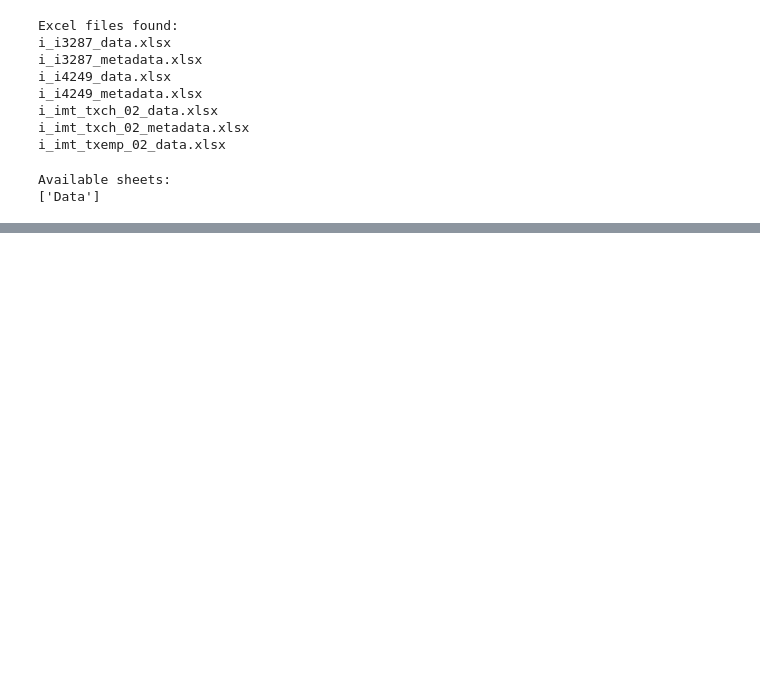
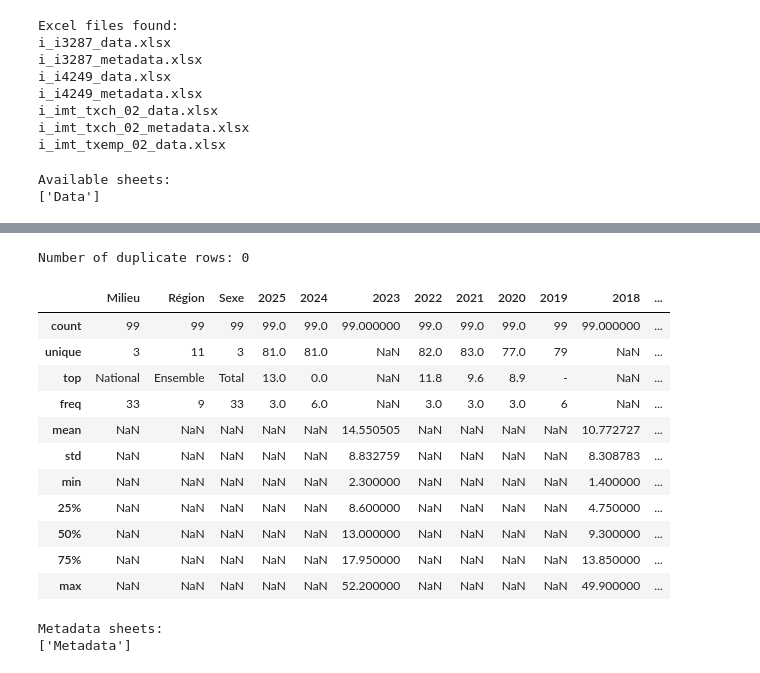
Before and after one commit to Oussamak05/morocco-labour-market-intelligence, a Jupyter notebook: notebooks/01_data_understanding.ipynb, the cells around one changed output, grey strips where cells are left out. Saved outputs shown, nothing was run; the diff lists cells and outputs as text; code cells hidden in the pictures; blank space fills up the shorter version.

Commit message:
data understanding update

```diff
--- a/notebooks/01_data_understanding.ipynb
+++ b/notebooks/01_data_understanding.ipynb
@@ -63,0 +87,16 @@ Columns:
+# %%
+df = pd.read_excel(
+    DATA_FILE,
+    sheet_name="Data",
+    header=1
+)
+
+# Remove unnecessary spaces from column names
+df.columns = df.columns.astype(str).str.strip()
+
+print("Dataset shape:", df.shape)
+
+print("\nColumn names:")
+print(df.columns.tolist())
+
+display(df.head(10))
@@ -63,0 +157,29 @@ Columns:
+# %%
+print("Number of duplicate rows:", df.duplicated().sum())
+# %% [output]
+Number of duplicate rows: 0
+# %%
+display(df.describe(include="all"))
+# %% [output]
+|  | Milieu | Région | Sexe | 2025 | 2024 | 2023 | 2022 | 2021 | 2020 | 2019 | 2018 | ... |
+| count | 99 | 99 | 99 | 99.0 | 99.0 | 99.000000 | 99.0 | 99.0 | 99.0 | 99 | 99.000000 | ... |
+| unique | 3 | 11 | 3 | 81.0 | 81.0 | NaN | 82.0 | 83.0 | 77.0 | 79 | NaN | ... |
+| top | National | Ensemble | Total | 13.0 | 0.0 | NaN | 11.8 | 9.6 | 8.9 | - | NaN | ... |
+| freq | 33 | 9 | 33 | 3.0 | 6.0 | NaN | 3.0 | 3.0 | 3.0 | 6 | NaN | ... |
+| mean | NaN | NaN | NaN | NaN | NaN | 14.550505 | NaN | NaN | NaN | NaN | 10.772727 | ... |
+| std | NaN | NaN | NaN | NaN | NaN | 8.832759 | NaN | NaN | NaN | NaN | 8.308783 | ... |
+| min | NaN | NaN | NaN | NaN | NaN | 2.300000 | NaN | NaN | NaN | NaN | 1.400000 | ... |
+| 25% | NaN | NaN | NaN | NaN | NaN | 8.600000 | NaN | NaN | NaN | NaN | 4.750000 | ... |
+| 50% | NaN | NaN | NaN | NaN | NaN | 13.000000 | NaN | NaN | NaN | NaN | 9.300000 | ... |
+| 75% | NaN | NaN | NaN | NaN | NaN | 17.950000 | NaN | NaN | NaN | NaN | 13.850000 | ... |
+| max | NaN | NaN | NaN | NaN | NaN | 52.200000 | NaN | NaN | NaN | NaN | 49.900000 | ... |
+# %%
+META_FILE = RAW_DIR / "i_i3287_metadata.xlsx"
+
+metadata = pd.ExcelFile(META_FILE)
+
+print("Metadata sheets:")
+print(metadata.sheet_names)
+# %% [output]
+Metadata sheets:
+['Metadata']
```
Also changed, not shown: parts of 12 cells of this notebook.
